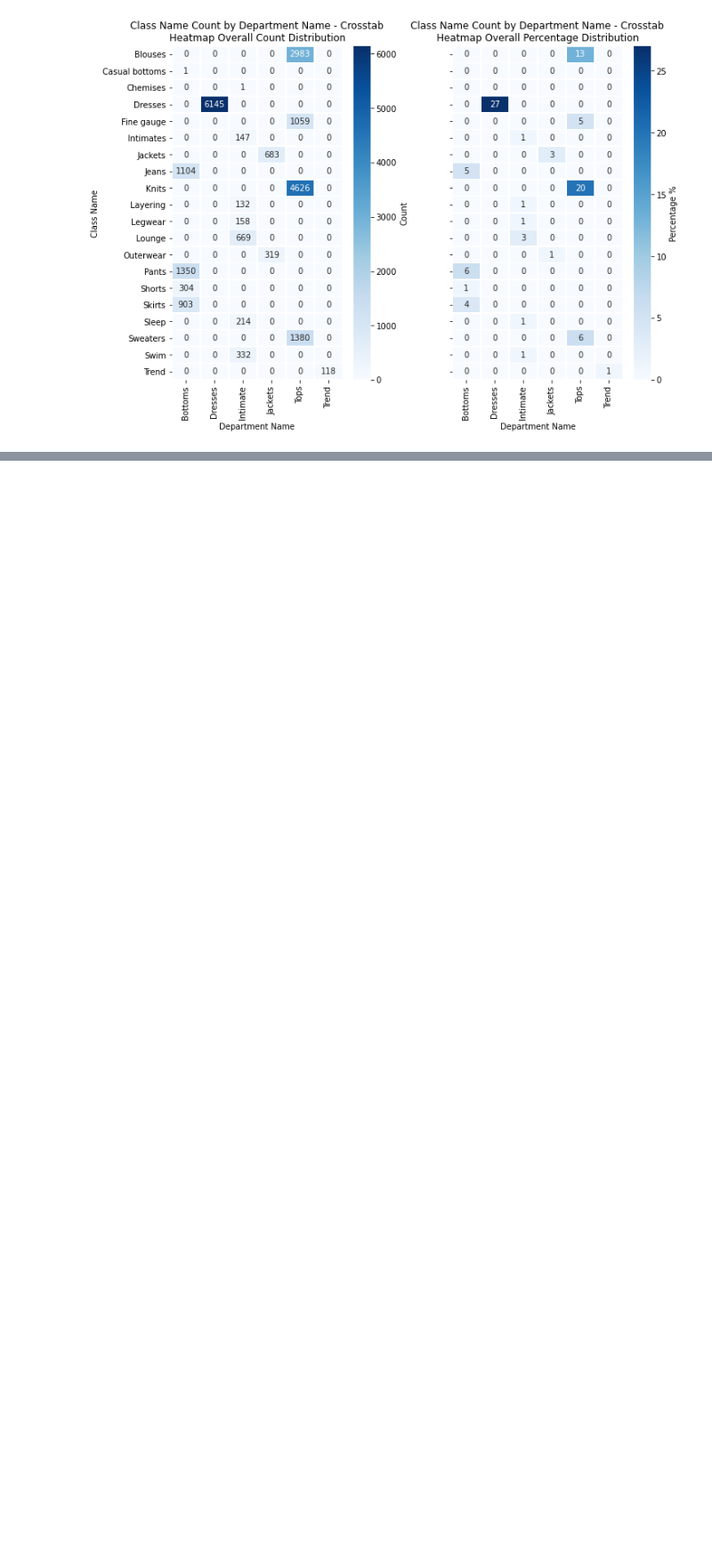
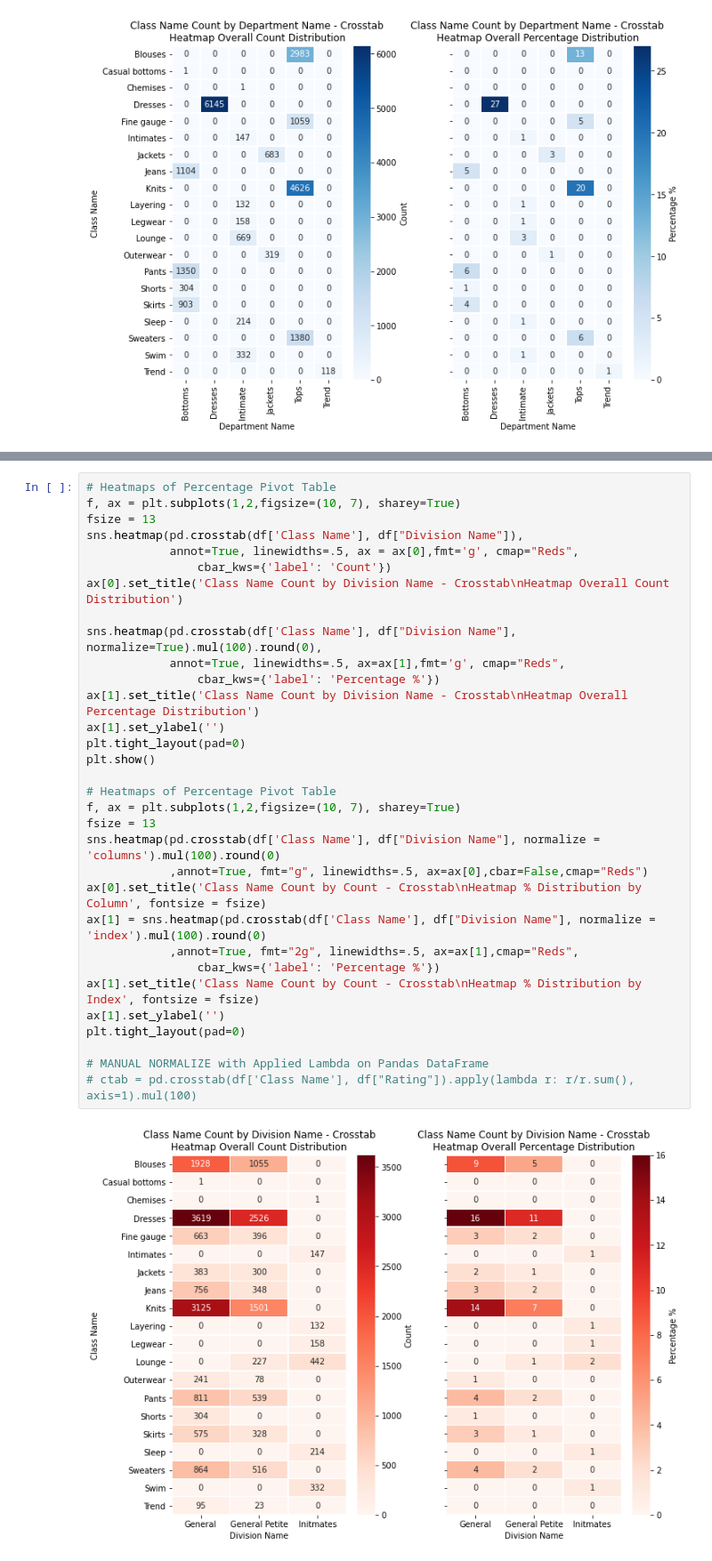
Before and after one commit to dwiwahyueffendi/Information-Retrieval, a Jupyter notebook: Source Code Information Retrieval.ipynb, the cells around one changed output, grey strips where cells are left out. Shown at 89% size. Saved outputs shown, nothing was run; the diff lists cells and outputs as text; blank space fills up the shorter version.

Commit message:
Heatmaps of Percentage Pivot Table

```diff
--- a/Source Code Information Retrieval.ipynb
+++ b/Source Code Information Retrieval.ipynb
@@ -387,0 +390,34 @@ plt.show()
+# %%
+# Heatmaps of Percentage Pivot Table
+f, ax = plt.subplots(1,2,figsize=(10, 7), sharey=True)
+fsize = 13
+sns.heatmap(pd.crosstab(df['Class Name'], df["Division Name"]),
+            annot=True, linewidths=.5, ax = ax[0],fmt='g', cmap="Reds",
+                cbar_kws={'label': 'Count'})
+ax[0].set_title('Class Name Count by Division Name - Crosstab\nHeatmap Overall Count Distribution')
+
+sns.heatmap(pd.crosstab(df['Class Name'], df["Division Name"], normalize=True).mul(100).round(0),
+            annot=True, linewidths=.5, ax=ax[1],fmt='g', cmap="Reds",
+                cbar_kws={'label': 'Percentage %'})
+ax[1].set_title('Class Name Count by Division Name - Crosstab\nHeatmap Overall Percentage Distribution')
+ax[1].set_ylabel('')
+plt.tight_layout(pad=0)
+plt.show()
+
+# Heatmaps of Percentage Pivot Table
+f, ax = plt.subplots(1,2,figsize=(10, 7), sharey=True)
+fsize = 13
+sns.heatmap(pd.crosstab(df['Class Name'], df["Division Name"], normalize = 'columns').mul(100).round(0)
+            ,annot=True, fmt="g", linewidths=.5, ax=ax[0],cbar=False,cmap="Reds")
+ax[0].set_title('Class Name Count by Count - Crosstab\nHeatmap % Distribution by Column', fontsize = fsize)
+ax[1] = sns.heatmap(pd.crosstab(df['Class Name'], df["Division Name"], normalize = 'index').mul(100).round(0)
+            ,annot=True, fmt="2g", linewidths=.5, ax=ax[1],cmap="Reds",
+                cbar_kws={'label': 'Percentage %'})
+ax[1].set_title('Class Name Count by Count - Crosstab\nHeatmap % Distribution by Index', fontsize = fsize)
+ax[1].set_ylabel('')
+plt.tight_layout(pad=0)
+
+# MANUAL NORMALIZE with Applied Lambda on Pandas DataFrame
+# ctab = pd.crosstab(df['Class Name'], df["Rating"]).apply(lambda r: r/r.sum(), axis=1).mul(100)
+# %% [output]
+[figure, added]
```
Also changed, not shown: parts of 2 cells of this notebook.
